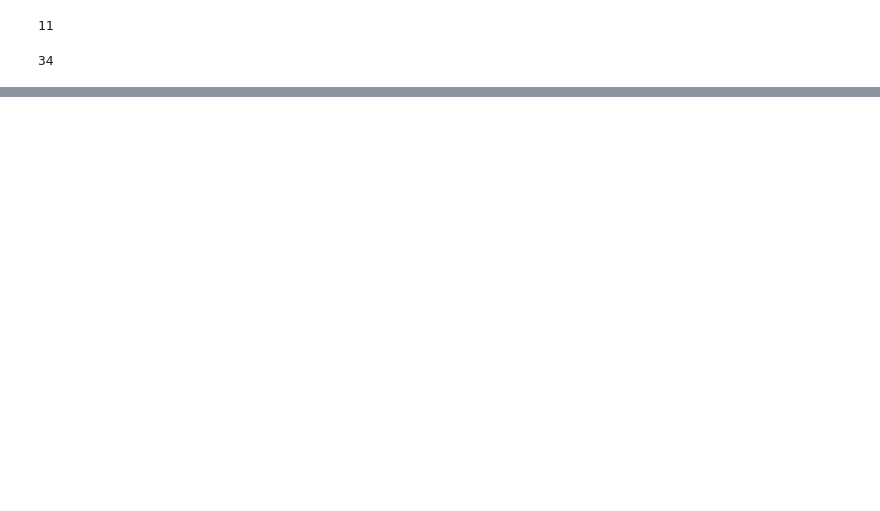
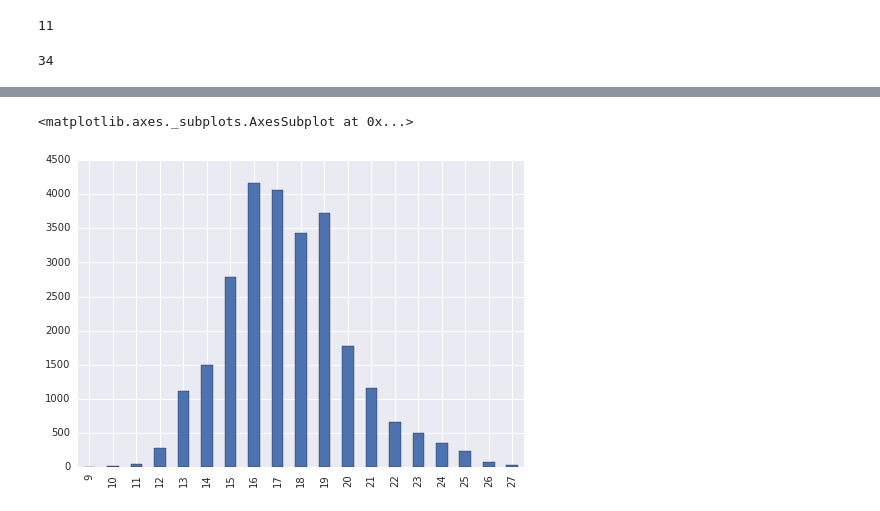
Before and after one commit to ResidentMario/nyc-buildings, a Jupyter notebook: data-scribbles.ipynb, the cells around one changed output, grey strips where cells are left out. Drawn from its saved outputs; the diff is of its cells as text; code cells hidden in the pictures; blank space fills up the shorter version.

```diff
--- a/data-scribbles.ipynb
+++ b/data-scribbles.ipynb
@@ -127,0 +372,2 @@ data['Address'].value_counts()[data['Address'].value_counts() > 1].sum()
+# %%
+data[0:500].set_index('Address').groupby(len).sum()
@@ -127,0 +416,5 @@ data['Address'].value_counts()[data['Address'].value_counts() > 1].sum()
+# %%
+data['Address'].map(len).value_counts().sort_index().plot(kind='bar')
+# %% [output]
+<matplotlib.axes._subplots.AxesSubplot at 0x...>
+[figure, added]
```
Also changed, not shown: parts of 25 cells of this notebook, 3 other files.
